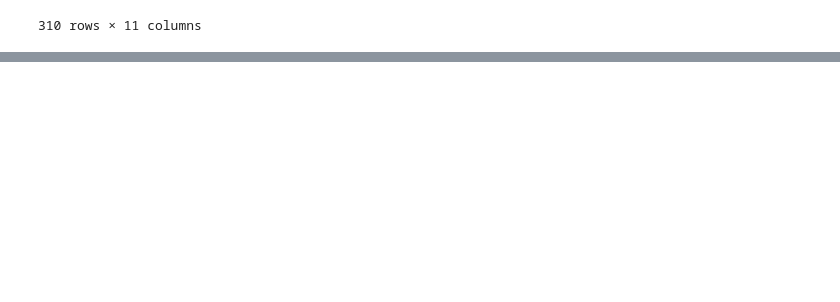
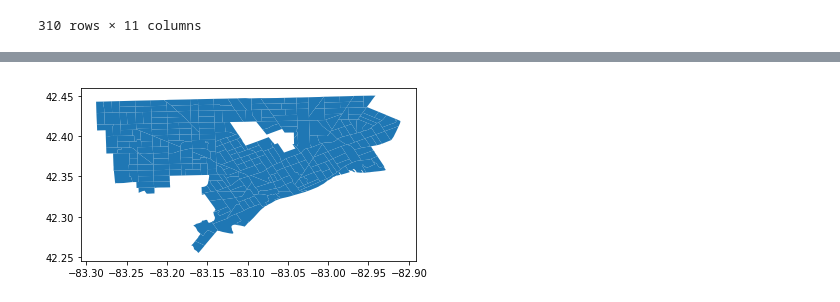
Before and after one commit to biskwikman/detroit-transport-access, a Jupyter notebook: detroit-data.ipynb, the cells around one changed output, grey strips where cells are left out. Saved outputs shown, nothing was run; the diff lists cells and outputs as text; code cells hidden in the pictures; blank space fills up the shorter version.

```diff
--- a/detroit-data.ipynb
+++ b/detroit-data.ipynb
@@ -70,3 +68,6 @@ tracts
 | 308 | 3.759695e+05 | 3081417 | 26163985500 | 3397894 | 985500 | (POLYGON ((-82.96464104889718 42.... | 0 | 0 | Census Tract 9855, Wayne County, ... | ... |
 | 309 | 1.253873e+07 | 3081417 | 26163985500 | 3397894 | 985500 | (POLYGON ((-82.96321699283392 42.... | 0 | 0 | Census Tract 9855, Wayne County, ... | ... |
 310 rows × 11 columns
+# %%
+#drop rows 296 to 309
+tracts = tracts.drop(tracts.index[296: 310])
@@ -72,0 +97,4 @@ tracts
+# %%
+tracts.plot();
+# %% [output]
+[figure, added]
```
Also changed, not shown: parts of 8 cells of this notebook, 6 other files.
